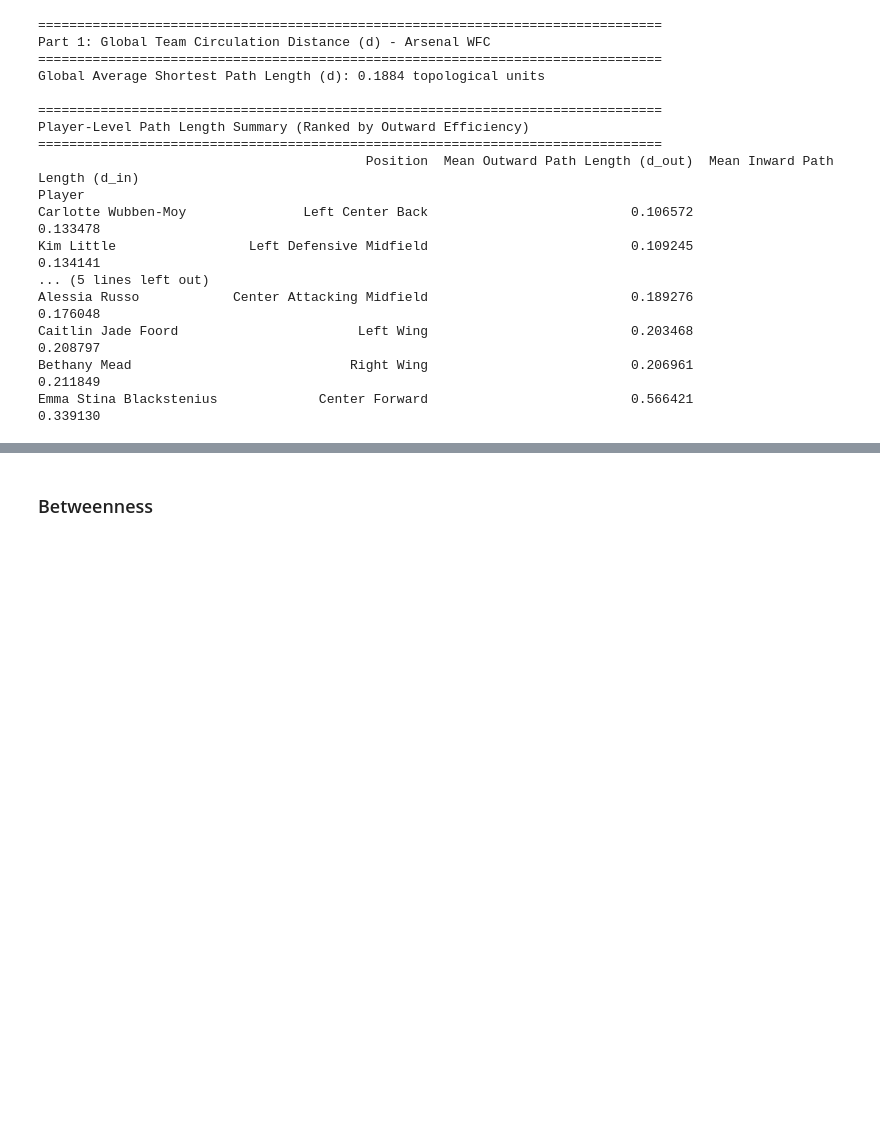
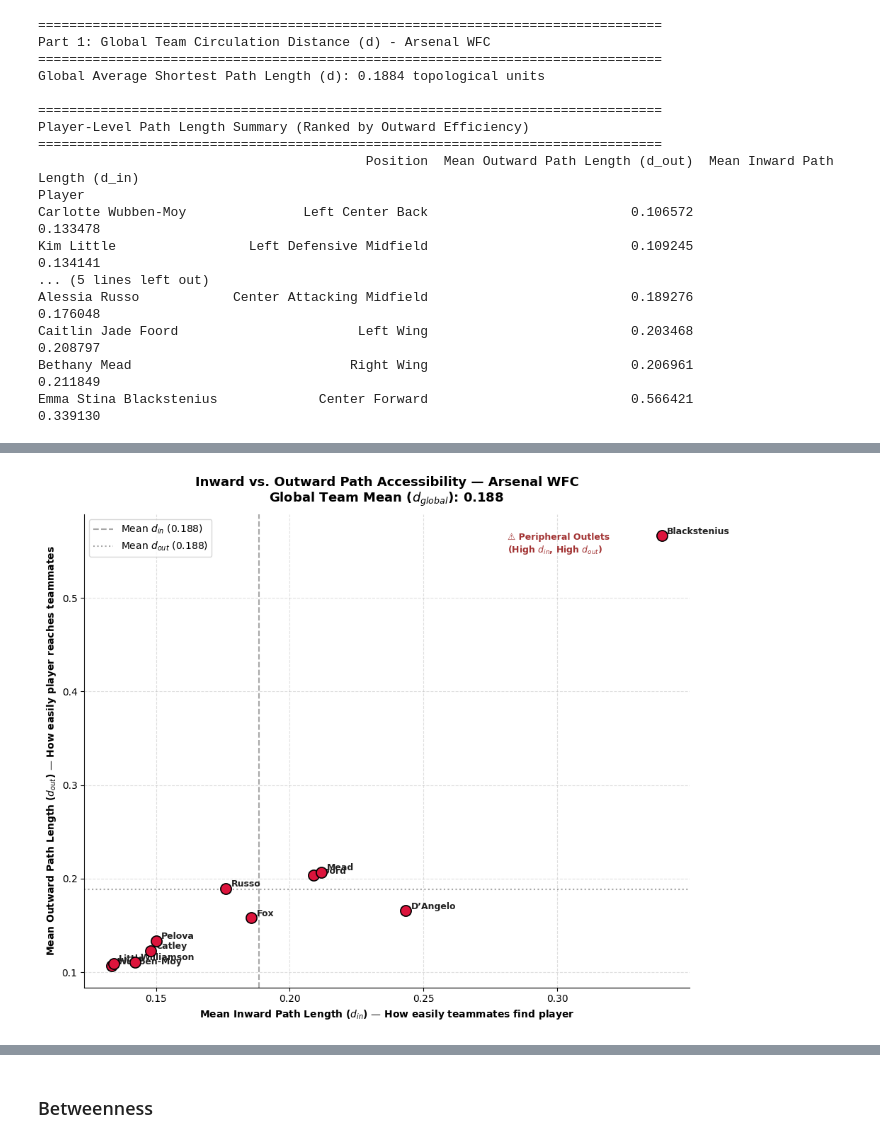
Before and after one commit to LukeBirkett/study-planner, a Jupyter notebook: 981G5_Network_Science/assessment/notebook.ipynb, the cells around one changed output, grey strips where cells are left out. Saved outputs shown, nothing was run; the diff lists cells and outputs as text; code cells hidden in the pictures; blank space fills up the shorter version.

```diff
--- a/981G5_Network_Science/assessment/notebook.ipynb
+++ b/981G5_Network_Science/assessment/notebook.ipynb
@@ -808,0 +926,79 @@ Emma Stina Blackstenius             Center Forward                          0.56
+# %%
+import matplotlib.pyplot as plt
+import seaborn as sns
+
+def plot_path_length_scatterplot(player_path_df, d_global, team_name="Arsenal WFC"):
+    """
+    Plots a quadrant scatter plot comparing Mean Outward Path Length (d_out)
+    vs. Mean Inward Path Length (d_in) for each player.
+    """
+    fig, ax = plt.subplots(figsize=(10, 8), facecolor="#ffffff")
+
+    # 1. Scatter Plot
+    sns.scatterplot(
+        data=player_path_df,
+        x="Mean Inward Path Length (d_in)",
+        y="Mean Outward Path Length (d_out)",
+        s=120,
+        color="crimson",
+        edgecolor="black",
+        linewidth=1.2,
+        zorder=5,
+        ax=ax
+    )
+
+    # 2. Add Mean Reference Lines (Quadrant Dividers)
+    mean_in = player_path_df["Mean Inward Path Length (d_in)"].mean()
+    mean_out = player_path_df["Mean Outward Path Length (d_out)"].mean()
+
+    ax.axvline(mean_in, color="#808080", linestyle="--", alpha=0.7, label=f"Mean $d_{{in}}$ ({mean_in:.3f})")
+    ax.axhline(mean_out, color="#808080", linestyle=":", alpha=0.7, label=f"Mean $d_{{out}}$ ({mean_out:.3f})")
+
+    # 3. Annotate Player Names
+    for player, row in player_path_df.iterrows():
+        short_name = player.split()[-1]  # Extract surname for clean plotting
+        ax.text(
+            row["Mean Inward Path Length (d_in)"] + 0.002,
+            row["Mean Outward Path Length (d_out)"] + 0.002,
+            short_name,
+            fontsize=9,
+            fontweight="bold",
+            color="#222222"
+        )
+
+    # 4. Add Quadrant Tactical Labels
+    xlim = ax.get_xlim()
+    ylim = ax.get_ylim()
+
+    # High d_in, High d_out (Bottom Right quadrant of plot area)
+    ax.text(xlim[1] - (xlim[1]-xlim[0])*0.30, ylim[1] - (ylim[1]-ylim[0])*0.08,
+            "⚠ Peripheral Outlets\n(High $d_{in}$, High $d_{out}$)",
+            fontsize=9, fontweight="bold", color="darkred", alpha=0.8)
+
+    # 5. Styling & Labels
+    ax.set_title(
+        f"Inward vs. Outward Path Accessibility — {team_name}\nGlobal Team Mean ($d_{{global}}$): {d_global:.3f}",
+        fontsize=13,
+        fontweight="bold",
+        pad=12
+    )
+    ax.set_xlabel("Mean Inward Path Length ($d_{in}$) — How easily teammates find player", fontsize=10, fontweight="bold")
+    ax.set_ylabel("Mean Outward Path Length ($d_{out}$) — How easily player reaches teammates", fontsize=10, fontweight="bold")
+
+    ax.grid(True, linestyle="--", alpha=0.4)
+    ax.legend(loc="upper left")
+    sns.despine(ax=ax)
+
+    plt.tight_layout()
+    plt.show()
+
+# ==============================================================================
+# EXECUTION
+# ==============================================================================
+plot_path_length_scatterplot(
+    player_path_df=player_path_df,
+    d_global=d_global_arsenal,
+    team_name=highest_pass_match[2]
+)
+# %% [output]
+[figure, added]
```
Also changed, not shown: parts of 69 cells of this notebook, 4 other files.
